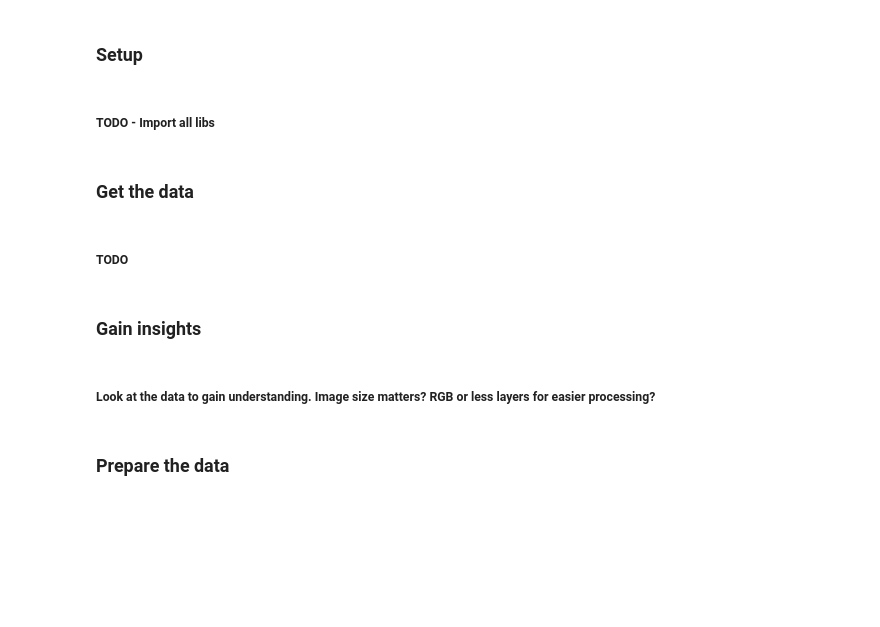
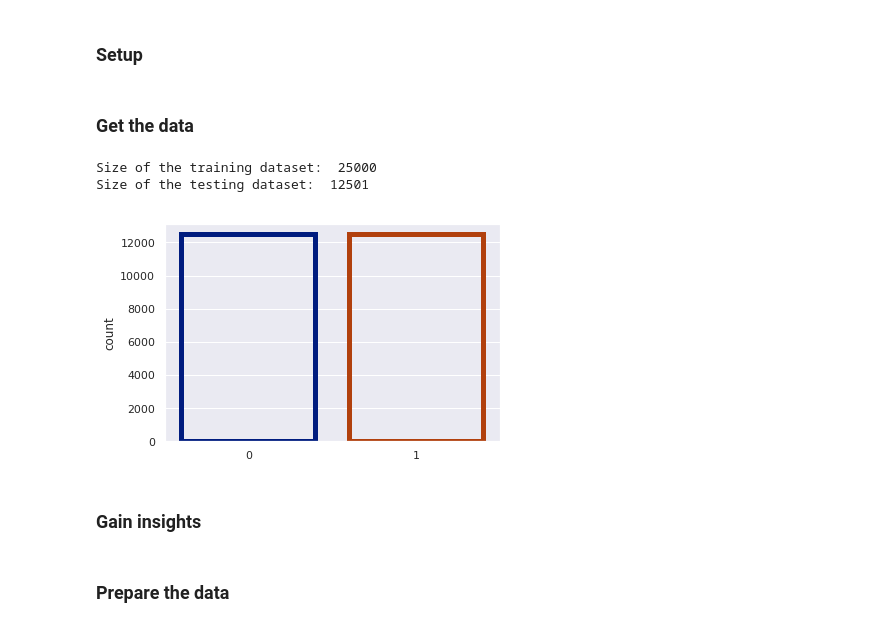
Before and after one commit to 181210/dat158, a Jupyter notebook: Oblig_2/Oblig_2ML.ipynb, the cells around one changed output. Cells and saved outputs as stored; diff of their text form; code cells hidden in the pictures; blank space fills up the shorter version.

Commit message:
Gain insights

```diff
--- a/Oblig_2/Oblig_2ML.ipynb
+++ b/Oblig_2/Oblig_2ML.ipynb
@@ -411,5 +422,3 @@ image matrix size:  (418, 798)
 ##### __[Dataset](https://www.kaggle.com/c/dogs-vs-cats-redux-kernels-edition/data)__
 # %% [markdown]
 ### **Setup**
-# %% [markdown]
-##### TODO - Import all libs
@@ -416,11 +442,41 @@ image matrix size:  (418, 798)
 # %% [markdown]
 ### **Get the data**
-# %% [markdown]
-##### TODO
+# %%
+TRAIN_DIR = 'data/train'
+TEST_DIR = 'data/test'
+
+train_img = [TRAIN_DIR+i for i in os.listdir(TRAIN_DIR)]
+train_dog = [TRAIN_DIR+i for i in os.listdir(TRAIN_DIR) if 'dog' in i]
+train_cat = [TRAIN_DIR+i for i in os.listdir(TRAIN_DIR) if 'cat' in i]
+test_img = [TEST_DIR+i for i in os.listdir(TEST_DIR)]
+
+train_data = np.array(train_img) # Converting data from list to array
+test_data = np.array(test_img)
+
+print("Size of the training dataset: ",train_data.size)
+print("Size of the testing dataset: " ,test_data.size)
+
+labels = [] #Create labels 1 for dog and 0 for cats
+
+for i in train_img:
+    if 'dog' in i:
+        labels.append(1)
+    else:
+        labels.append(0)
+
+
+sns.countplot(labels,facecolor=(0, 0, 0, 0), # Check how many entries we have with label 0 and label 1
+              linewidth=5,
+              edgecolor=sns.color_palette("dark", 3))
+
+# Creating a validation set: 20 % of the training data
+X_train, X_val, y_train, y_val = train_test_split(train_data, labels, test_size=0.2, random_state= 123)
+# %% [output]
+Size of the training dataset:  25000
+Size of the testing dataset:  12501
+[figure, added]
 # %% [markdown]
 ### **Gain insights**
-# %% [markdown]
-##### Look at the data to gain understanding. Image size matters? RGB or less layers for easier processing?
 # %% [markdown]
 ### **Prepare the data**
 # %% [markdown]
```
Also changed, not shown: parts of 12 cells of this notebook.
